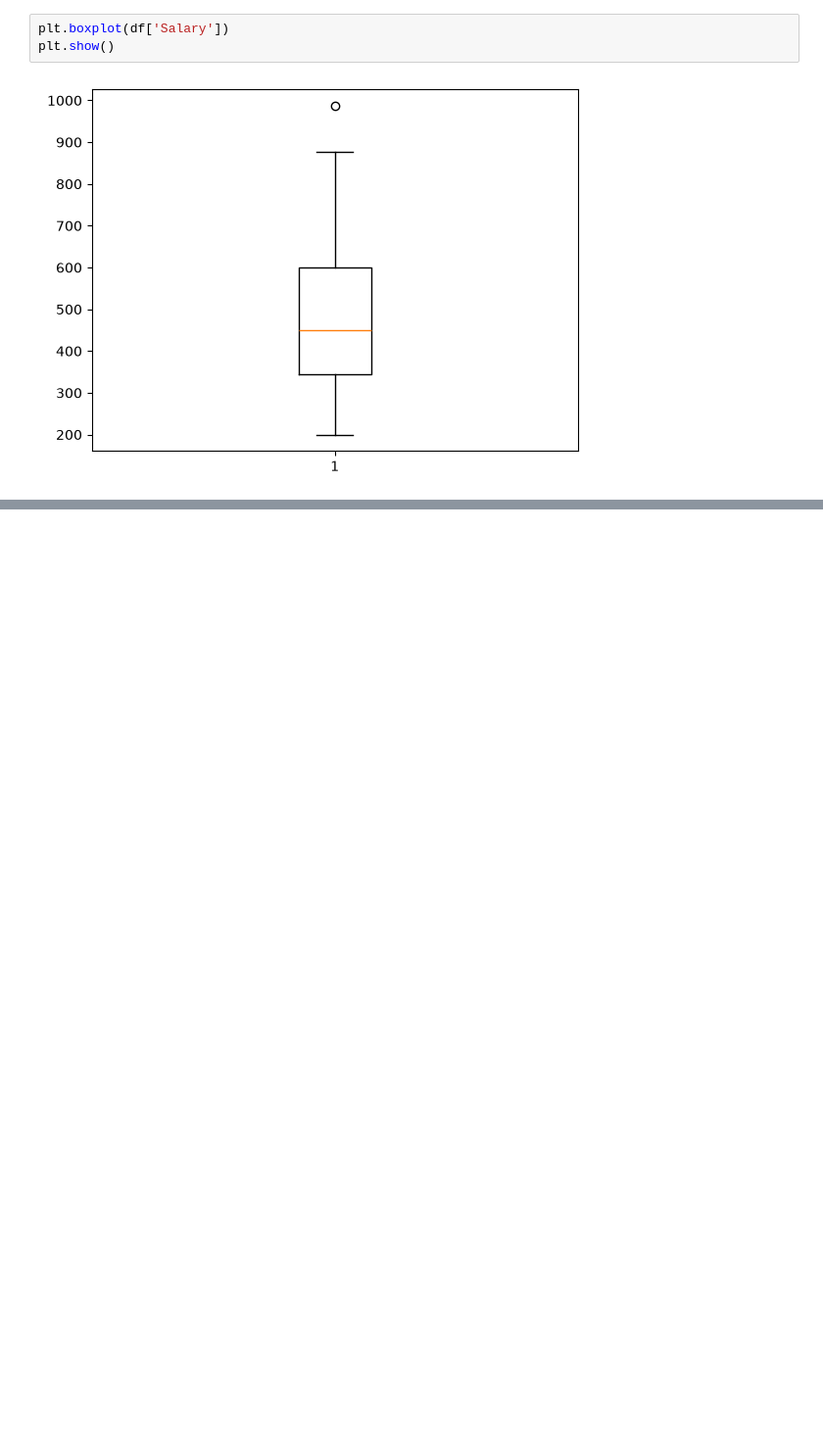
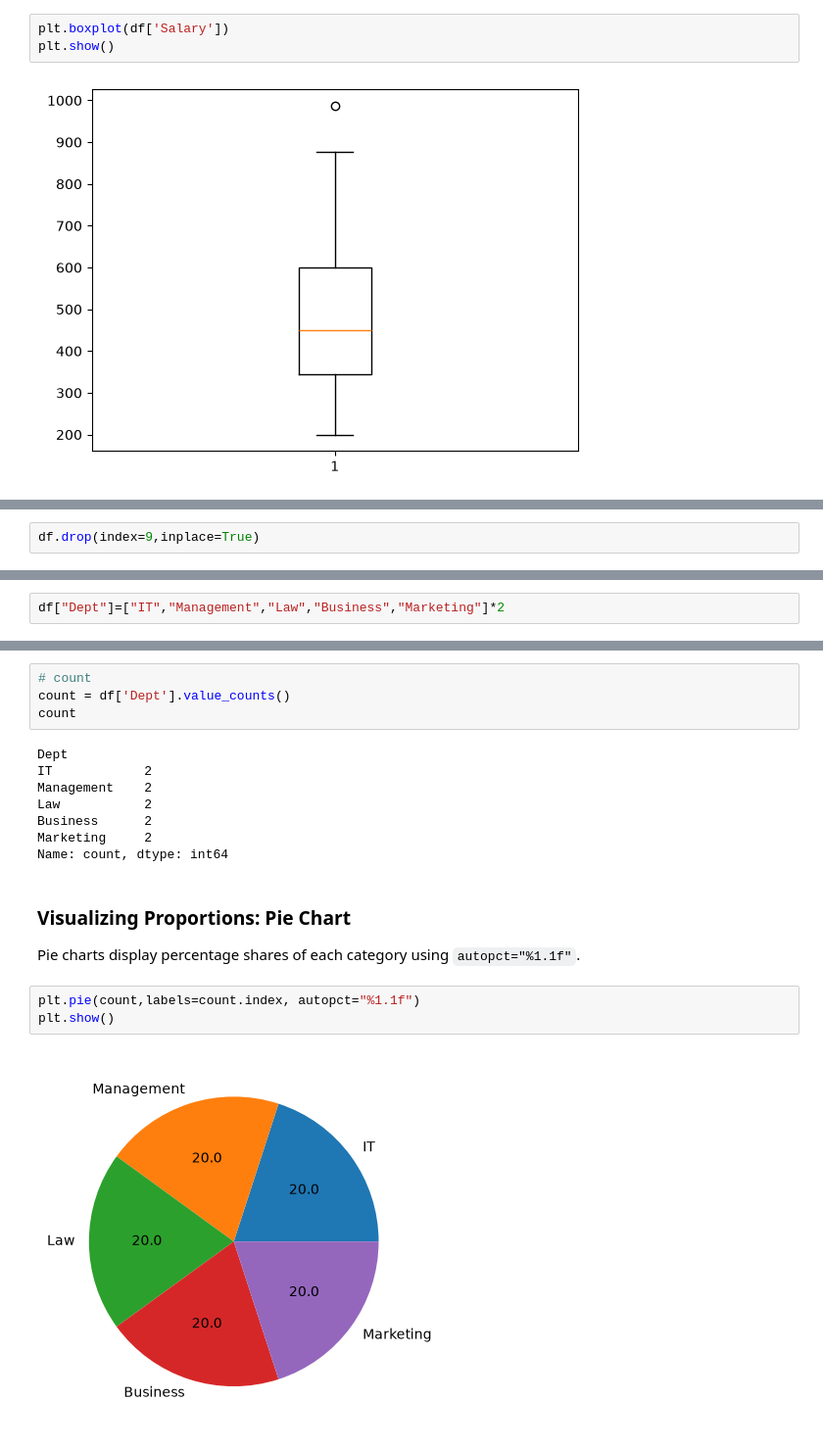
Before and after one commit to bonssss/data-analytics-journey, a Jupyter notebook: python_for_analyst/matplotlib.ipynb, the cells around one changed output, grey strips where cells are left out. Shown at 98% size. Drawn from its saved outputs; the diff is of its cells as text; blank space fills up the shorter version.

```diff
--- a/python_for_analyst/matplotlib.ipynb
+++ b/python_for_analyst/matplotlib.ipynb
@@ -48,0 +98,2 @@ plt.show()
+# %%
+df.drop(index=9,inplace=True)
@@ -48,0 +119,2 @@ plt.show()
+# %%
+df["Dept"]=["IT","Management","Law","Business","Marketing"]*2
@@ -48,0 +130,20 @@ plt.show()
+# %%
+# count
+count = df['Dept'].value_counts()
+count
+# %% [output]
+Dept
+IT            2
+Management    2
+Law           2
+Business      2
+Marketing     2
+Name: count, dtype: int64
+# %% [markdown]
+### Visualizing Proportions: Pie Chart
+Pie charts display percentage shares of each category using `autopct="%1.1f"`.
+# %%
+plt.pie(count,labels=count.index, autopct="%1.1f")
+plt.show()
+# %% [output]
+[figure, added]
```
Also changed, not shown: parts of 24 cells of this notebook, 14 other files.
